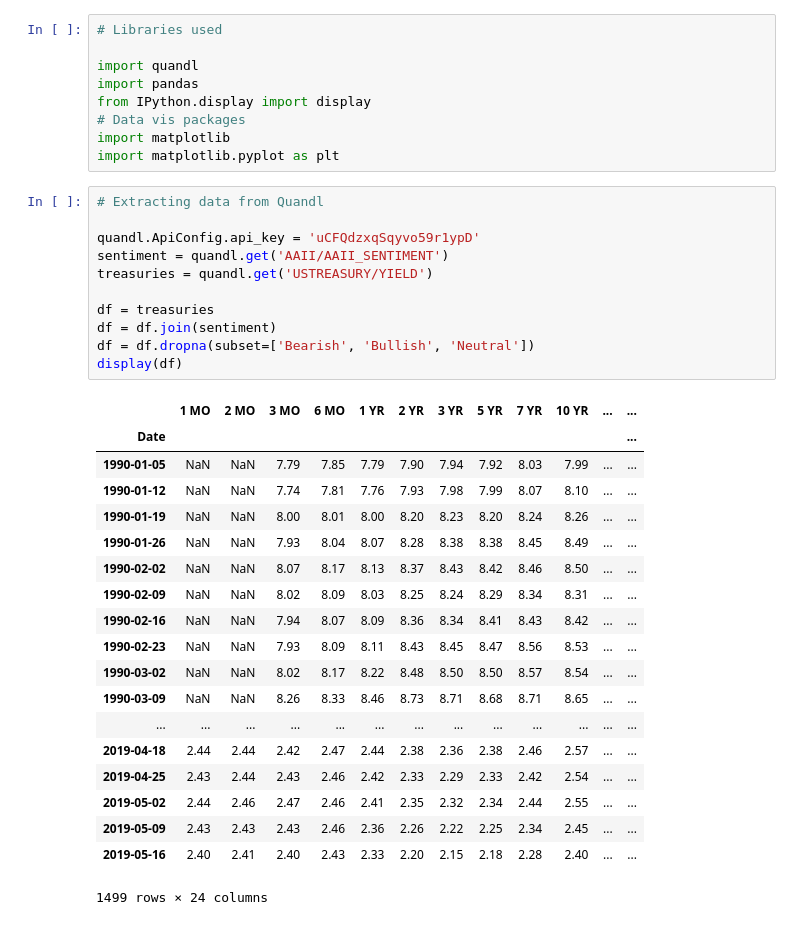
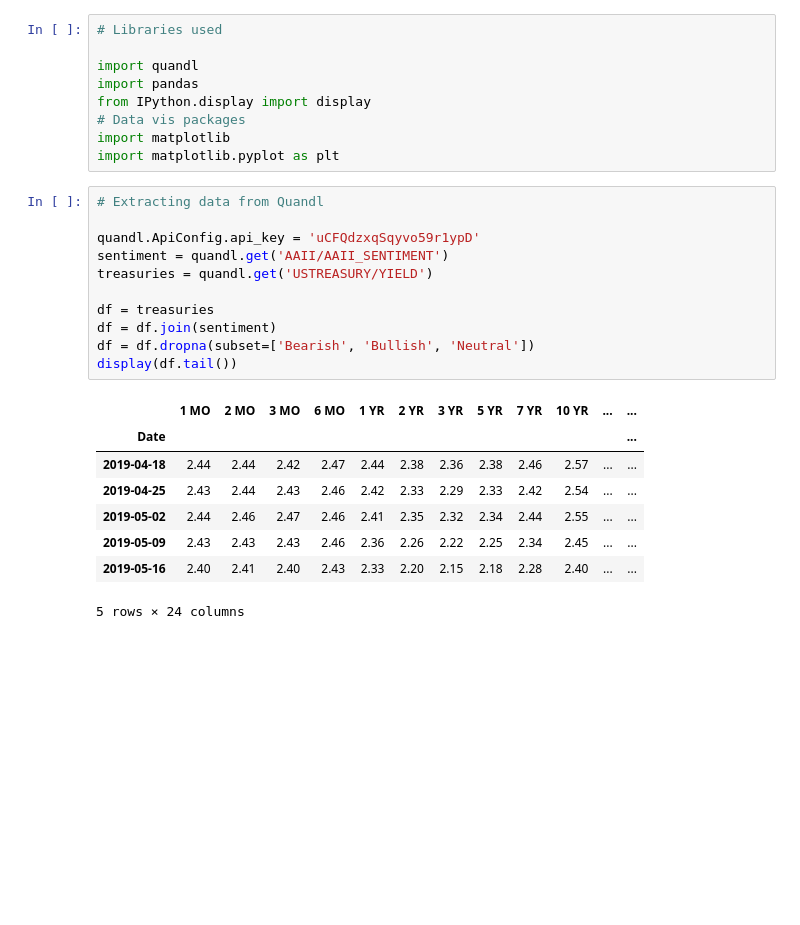
Before and after one commit to borischu/Market-Sentiment-vs-Bond-Market, a Jupyter notebook: Market Sentiment vs Bond Market.ipynb, the cells around one changed output. Drawn from its saved outputs; the diff is of its cells as text; blank space fills up the shorter version.

```diff
--- a/Market Sentiment vs Bond Market.ipynb
+++ b/Market Sentiment vs Bond Market.ipynb
@@ -16,33 +16,22 @@ import matplotlib.pyplot as plt
 # %%
 # Extracting data from Quandl
 
 quandl.ApiConfig.api_key = 'uCFQdzxqSqyvo59r1ypD'
 sentiment = quandl.get('AAII/AAII_SENTIMENT')
 treasuries = quandl.get('USTREASURY/YIELD')
 
 df = treasuries
 df = df.join(sentiment)
 df = df.dropna(subset=['Bearish', 'Bullish', 'Neutral'])
-display(df)
+display(df.tail())
 # %% [output]
 |  | 1 MO | 2 MO | 3 MO | 6 MO | 1 YR | 2 YR | 3 YR | 5 YR | 7 YR | 10 YR | ... | ... |
 | Date |  |  |  |  |  |  |  |  |  |  |  | ... |
-| 1990-01-05 | NaN | NaN | 7.79 | 7.85 | 7.79 | 7.90 | 7.94 | 7.92 | 8.03 | 7.99 | ... | ... |
-| 1990-01-12 | NaN | NaN | 7.74 | 7.81 | 7.76 | 7.93 | 7.98 | 7.99 | 8.07 | 8.10 | ... | ... |
-| 1990-01-19 | NaN | NaN | 8.00 | 8.01 | 8.00 | 8.20 | 8.23 | 8.20 | 8.24 | 8.26 | ... | ... |
-| 1990-01-26 | NaN | NaN | 7.93 | 8.04 | 8.07 | 8.28 | 8.38 | 8.38 | 8.45 | 8.49 | ... | ... |
-| 1990-02-02 | NaN | NaN | 8.07 | 8.17 | 8.13 | 8.37 | 8.43 | 8.42 | 8.46 | 8.50 | ... | ... |
-| 1990-02-09 | NaN | NaN | 8.02 | 8.09 | 8.03 | 8.25 | 8.24 | 8.29 | 8.34 | 8.31 | ... | ... |
-| 1990-02-16 | NaN | NaN | 7.94 | 8.07 | 8.09 | 8.36 | 8.34 | 8.41 | 8.43 | 8.42 | ... | ... |
-| 1990-02-23 | NaN | NaN | 7.93 | 8.09 | 8.11 | 8.43 | 8.45 | 8.47 | 8.56 | 8.53 | ... | ... |
-| 1990-03-02 | NaN | NaN | 8.02 | 8.17 | 8.22 | 8.48 | 8.50 | 8.50 | 8.57 | 8.54 | ... | ... |
-| 1990-03-09 | NaN | NaN | 8.26 | 8.33 | 8.46 | 8.73 | 8.71 | 8.68 | 8.71 | 8.65 | ... | ... |
-| ... | ... | ... | ... | ... | ... | ... | ... | ... | ... | ... | ... | ... |
 | 2019-04-18 | 2.44 | 2.44 | 2.42 | 2.47 | 2.44 | 2.38 | 2.36 | 2.38 | 2.46 | 2.57 | ... | ... |
 | 2019-04-25 | 2.43 | 2.44 | 2.43 | 2.46 | 2.42 | 2.33 | 2.29 | 2.33 | 2.42 | 2.54 | ... | ... |
 | 2019-05-02 | 2.44 | 2.46 | 2.47 | 2.46 | 2.41 | 2.35 | 2.32 | 2.34 | 2.44 | 2.55 | ... | ... |
 | 2019-05-09 | 2.43 | 2.43 | 2.43 | 2.46 | 2.36 | 2.26 | 2.22 | 2.25 | 2.34 | 2.45 | ... | ... |
 | 2019-05-16 | 2.40 | 2.41 | 2.40 | 2.43 | 2.33 | 2.20 | 2.15 | 2.18 | 2.28 | 2.40 | ... | ... |
-1499 rows × 24 columns
+5 rows × 24 columns
 # %%
 plt.plot(df['S&P 500 Weekly Close'])
```
Also changed, not shown: parts of 1 cell of this notebook.
